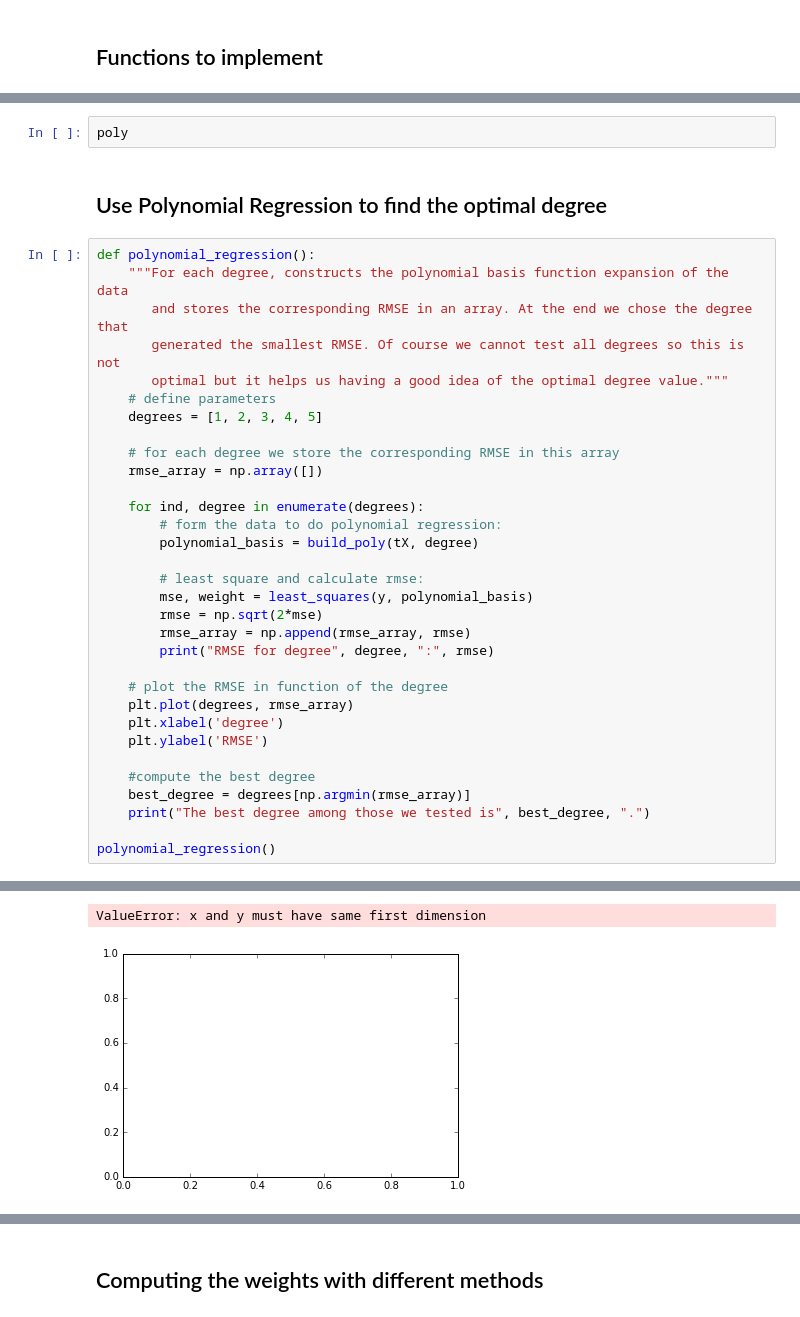
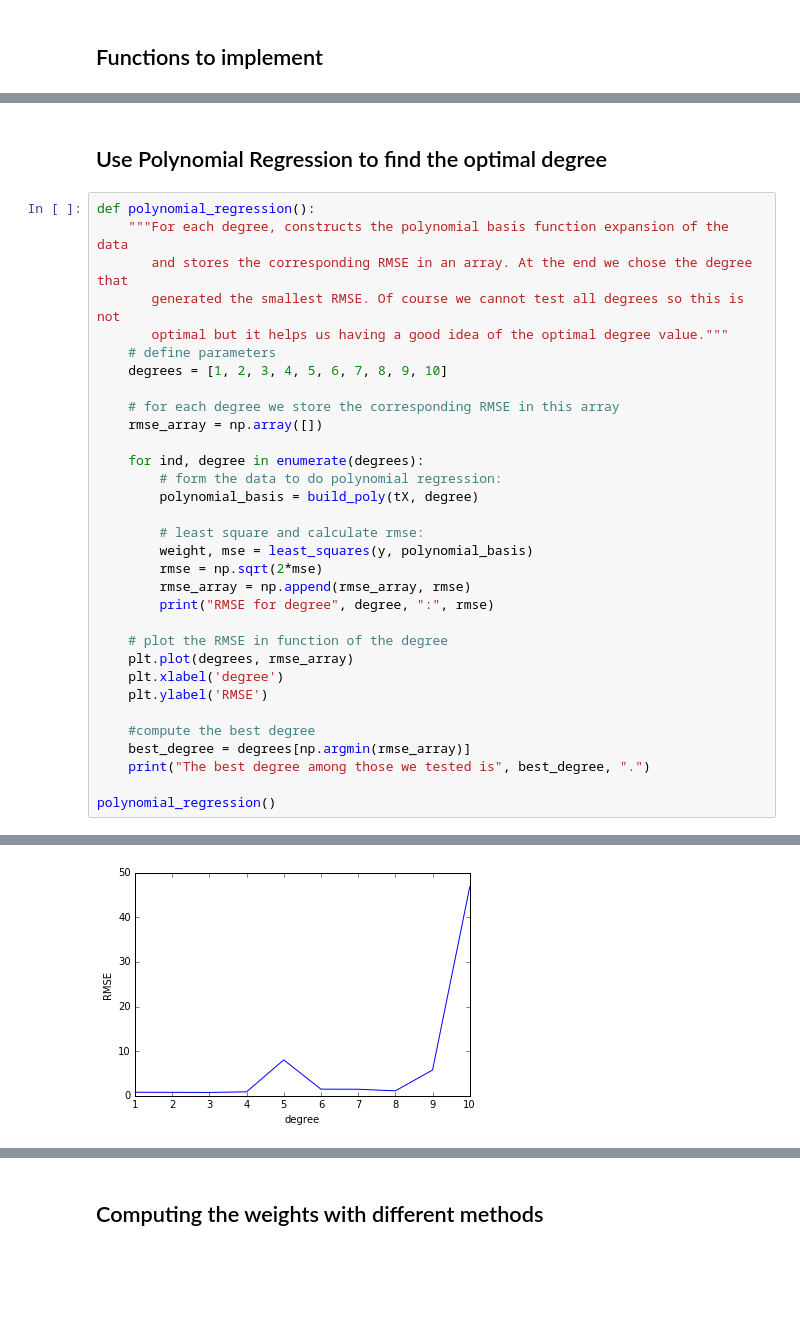
Before and after one commit to rbsteinm/Higgs-Boson-Machine-Learning-Challenge, a Jupyter notebook: project1.ipynb, the cells around one changed output, grey strips where cells are left out. Drawn from its saved outputs; the diff is of its cells as text; blank space fills up the shorter version.

```diff
--- a/project1.ipynb
+++ b/project1.ipynb
@@ -298,5 +294,3 @@ The loss=4685.625252814106
-# %%
-poly
 # %% [markdown]
 ## Use Polynomial Regression to find the optimal degree
 # %%
@@ -306,7 +300,7 @@ def polynomial_regression():
        generated the smallest RMSE. Of course we cannot test all degrees so this is not
        optimal but it helps us having a good idea of the optimal degree value."""
     # define parameters
-    degrees = [1, 2, 3, 4, 5]
+    degrees = [1, 2, 3, 4, 5, 6, 7, 8, 9, 10]
 
     # for each degree we store the corresponding RMSE in this array
     rmse_array = np.array([])
@@ -316,7 +310,7 @@ def polynomial_regression():
         polynomial_basis = build_poly(tX, degree)
 
         # least square and calculate rmse:
-        mse, weight = least_squares(y, polynomial_basis)
+        weight, mse = least_squares(y, polynomial_basis)
         rmse = np.sqrt(2*mse)
         rmse_array = np.append(rmse_array, rmse)
         print("RMSE for degree", degree, ":", rmse)
@@ -352,4 +340,3 @@ RMSE for degree 2 : [        nan  0.63496136         nan  0.43509821         nan
-ValueError: x and y must have same first dimension
-[figure, old version]
+[figure, new version]
 # %% [markdown]
 ### Results
```
Also changed, not shown: parts of 12 cells of this notebook, 1 other file.
